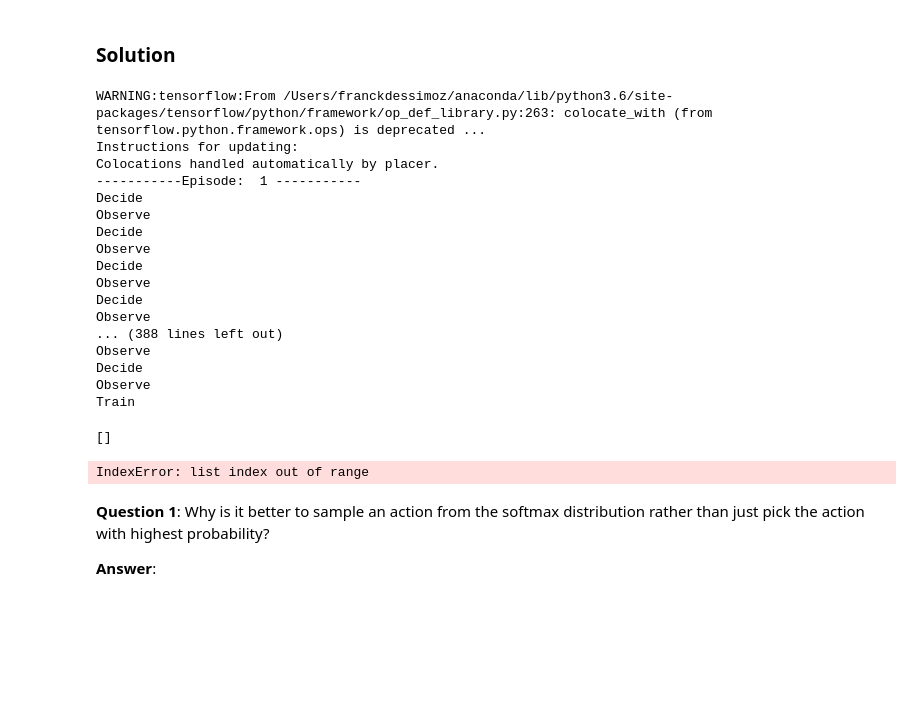
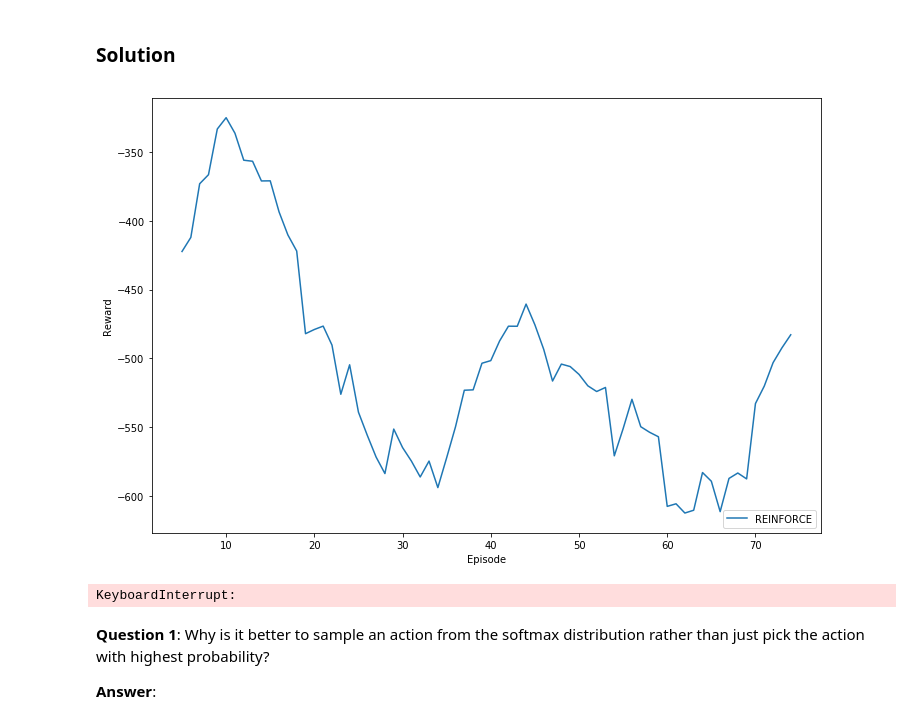
Before and after one commit to franckdess/ANN_Project3-Reinforcement_Learning, a Jupyter notebook: miniproject3_2019.ipynb, the cells around one changed output. Drawn from its saved outputs; the diff is of its cells as text; code cells hidden in the pictures; blank space fills up the shorter version.

```diff
--- a/miniproject3_2019.ipynb
+++ b/miniproject3_2019.ipynb
@@ -200,3 +183,0 @@ def heuristic_policy(env, observation):
-# %%
-episode = run_fixed_episode(discrete_env, random_policy)
-render(episode, discrete_env)
@@ -210,7 +210,7 @@ This is the method we will call to setup an experiment. Reinforcement learning u
 
 You don't need to add anything here; you will be working directly on the RL agent.
 # %%
-num_episodes = 3
+num_episodes = 3000
 
 def run_experiment(experiment_name, env, num_episodes, policy_learning_rate = 0.001, value_learning_rate = 0.001,
                    baseline=None, entropy_cost = 0, max_ent_cost = 0):
@@ -224,7 +224,7 @@ def run_experiment(experiment_name, env, num_episodes, policy_learning_rate = 0.
     all_episode_frames = []
     step = 0
     for episode in range(1, num_episodes+1):
-        print('-----------Episode: ', episode, '-----------')
+
         #Update results plot and occasionally store an episode movie
         episode_frames = None
         if episode % 10 == 0:
@@ -243,7 +243,6 @@ def run_experiment(experiment_name, env, num_episodes, policy_learning_rate = 0.
                 episode_frames.append(env.render(mode='rgb_array'))
 
             # 1. Decide on an action based on the observations
-            print('Decide')
             action = agent.decide(observation)
 
             # 2. Take action in the environment
@@ -251,7 +250,6 @@ def run_experiment(experiment_name, env, num_episodes, policy_learning_rate = 0.
             episode_reward += reward
 
             # 3. Store the information returned from the environment for training
-            print('Observe')
             agent.observe(observation, action, reward)
 
             # 4. When we reach a terminal state ("done"), use the observed episode to train the network
@@ -259,8 +257,6 @@ def run_experiment(experiment_name, env, num_episodes, policy_learning_rate = 0.
                 rewards.append(episode_reward)
                 if episode_frames is not None:
                     all_episode_frames.append(episode_frames)
-                    print('Episode frame: ', episode_frames)
-                print('Train')
                 agent.train()
                 break
 
@@ -393,37 +385,18 @@ WARNING: Running any experiments with the same names (first argument in run_expe
 ### Solution
 # %%
 #Supply a filename here to load results from disk
-results = Results({'filename': ['data']})
+results = Results()
 policy_learning_rate = 0.03
-#_, _ = run_experiment("REINFORCE", discrete_env, num_episodes, policy_learning_rate)
-episodes, _ = run_experiment("REINFORCE (with baseline)", discrete_env, num_episodes, policy_learning_rate,
-                             baseline='simple')
+episodes, _ = run_experiment("REINFORCE", discrete_env, num_episodes, policy_learning_rate)
+#episodes, _ = run_experiment("REINFORCE (with baseline)", discrete_env, num_episodes, policy_learning_rate,
+ #                            baseline='simple')
 # %% [output]
+[figure, added]
-WARNING:tensorflow:From /Users/franckdessimoz/anaconda/lib/python3.6/site-packages/tensorflow/python/framework/op_def_library.py:263: colocate_with (from tensorflow.python.framework.ops) is deprecated ...
-Instructions for updating:
-Colocations handled automatically by placer.
------------Episode:  1 -----------
-Decide
-Observe
-Decide
-Observe
-Decide
-Observe
-Decide
-Observe
-... (388 lines left out)
-Observe
-Decide
-Observe
-Train
+KeyboardInterrupt:
 # %%
 episodes
-# %% [output]
-[]
 # %%
 render(episodes[-1], discrete_env)
-# %% [output]
-IndexError: list index out of range
 # %% [markdown]
 **Question 1**: Why is it better to sample an action from the softmax distribution rather than just pick the action with highest probability?
 
```
Also changed, not shown: parts of 4 cells of this notebook.
